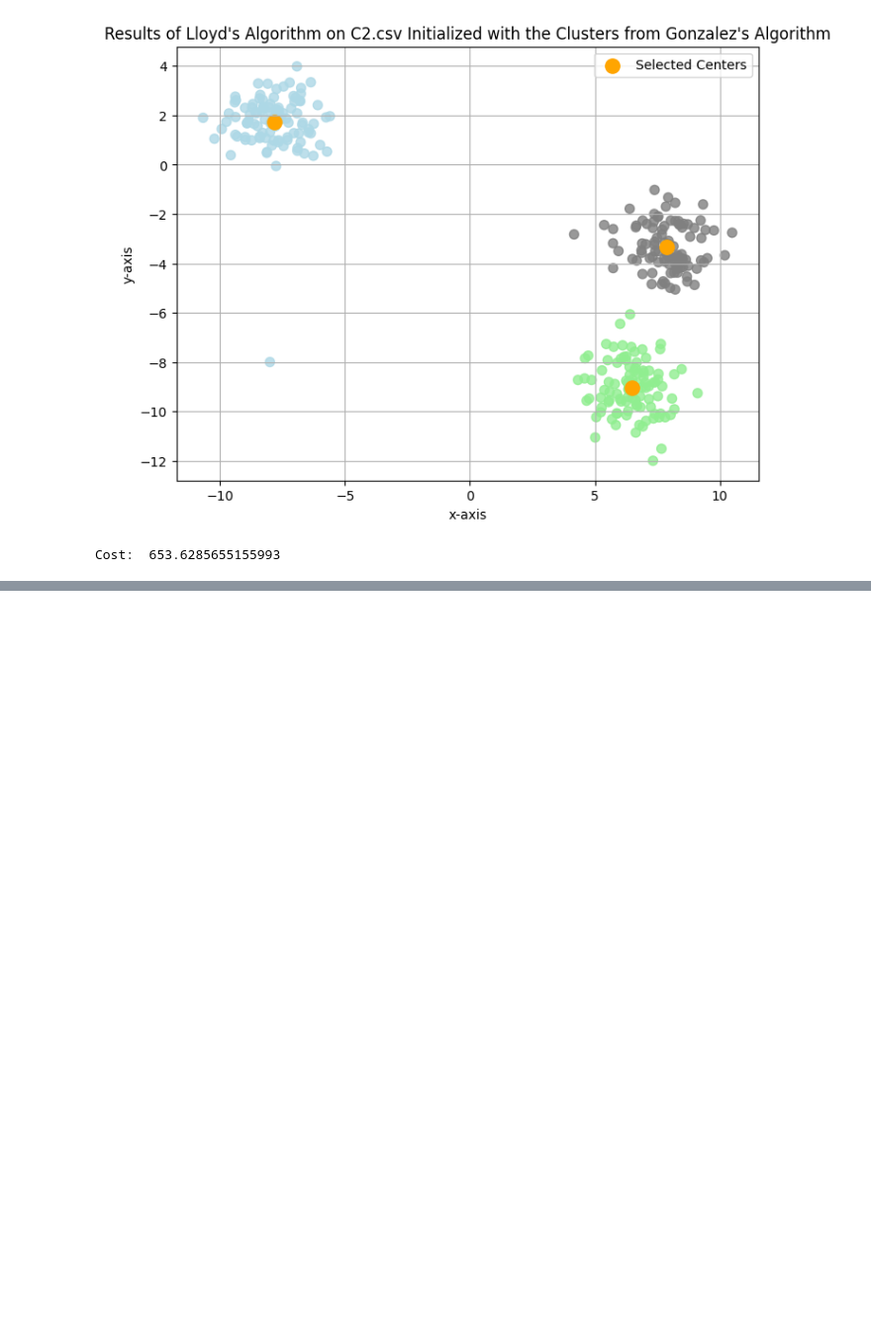
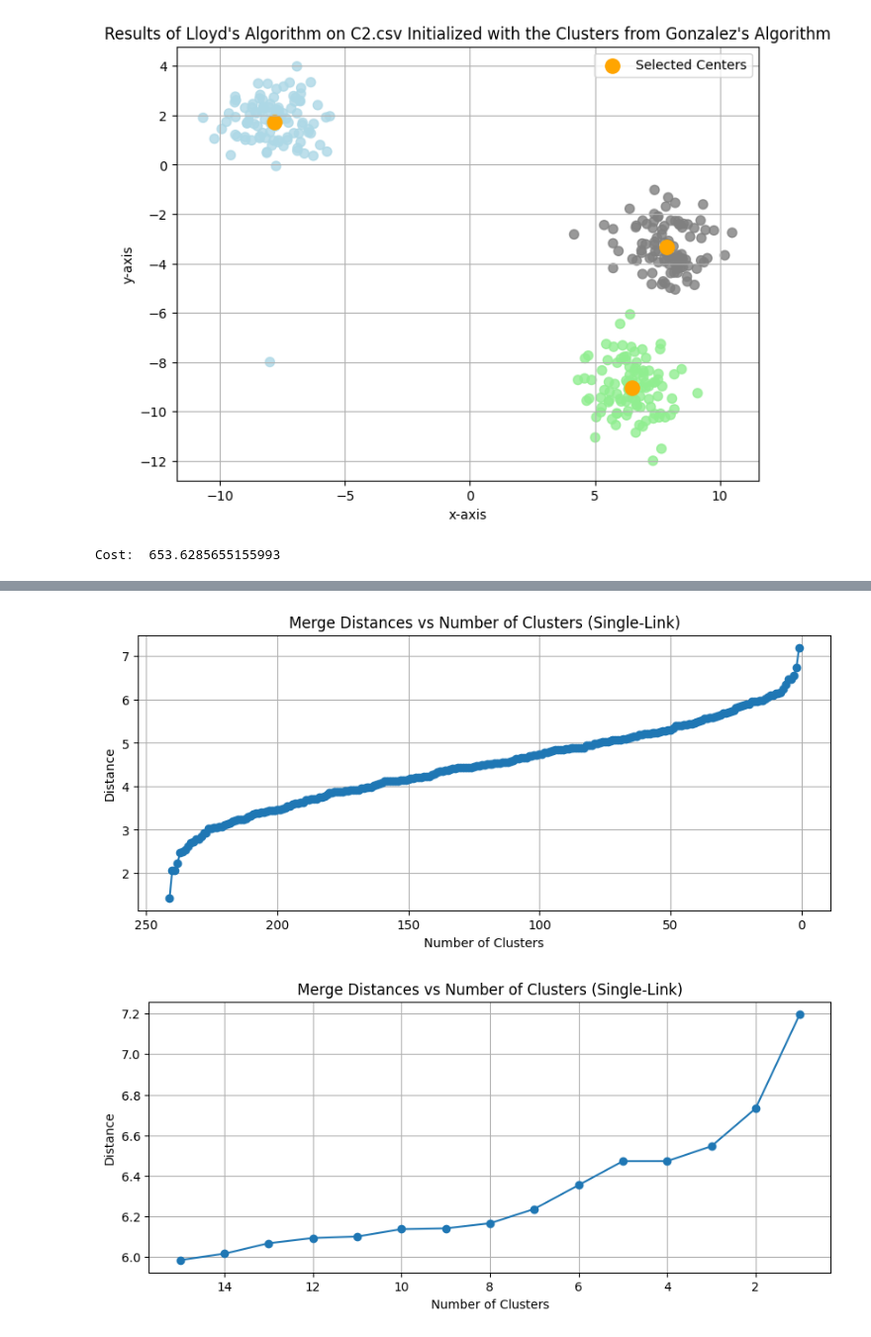
Before and after one commit to jacksonswitzer/data_mining_assignment_3_clustering, a Jupyter notebook: Code.ipynb, the cells around one changed output, grey strips where cells are left out. Shown at 99% size. Drawn from its saved outputs; the diff is of its cells as text; code cells hidden in the pictures; blank space fills up the shorter version.

```diff
--- a/Code.ipynb
+++ b/Code.ipynb
@@ -460,0 +635,15 @@ plt.show()
+# %%
+from scipy.cluster.hierarchy import linkage
+
+data = d3.values
+Z = linkage(data, method='single')
+n_samples = data.shape[0]
+
+# Plot from merge 1 (all merges) with cluster count x-axis
+plot_merge_distances_clusters_axis(Z, n_samples)
+
+# Or zoom in (e.g., merges 50 to 100)
+plot_merge_distances_clusters_axis(Z, n_samples, start_merge=227, max_merges=242)
+# %% [output]
+[figure, added]
+[figure, added]
```
Also changed, not shown: parts of 12 cells of this notebook.
